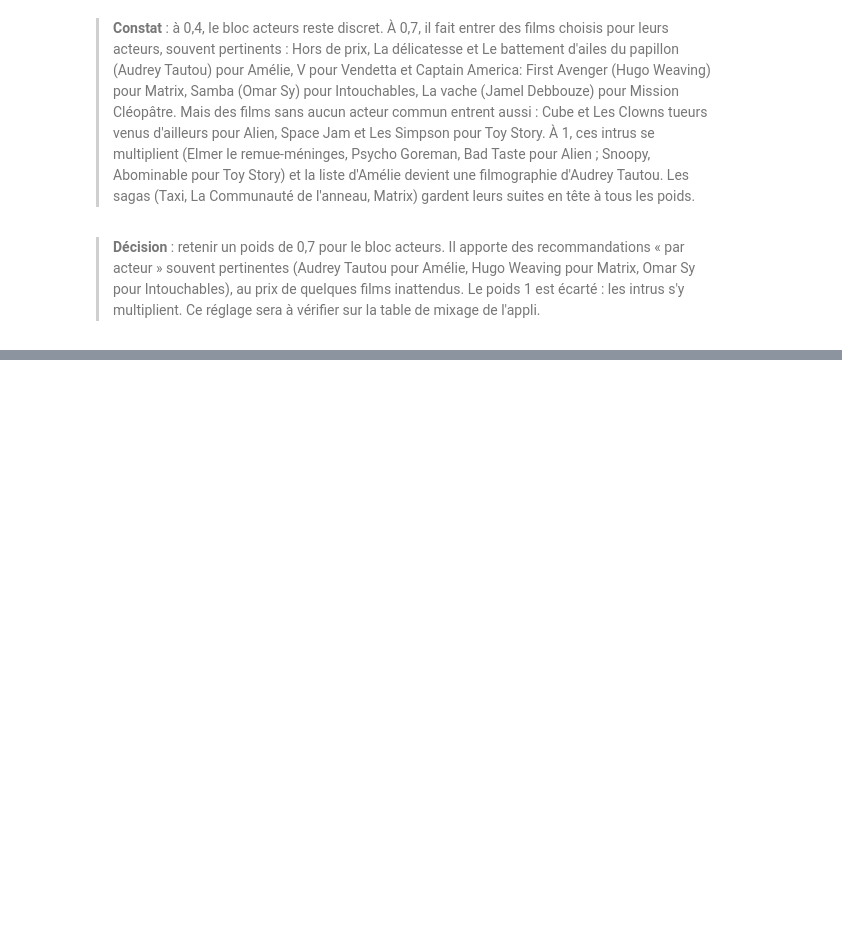
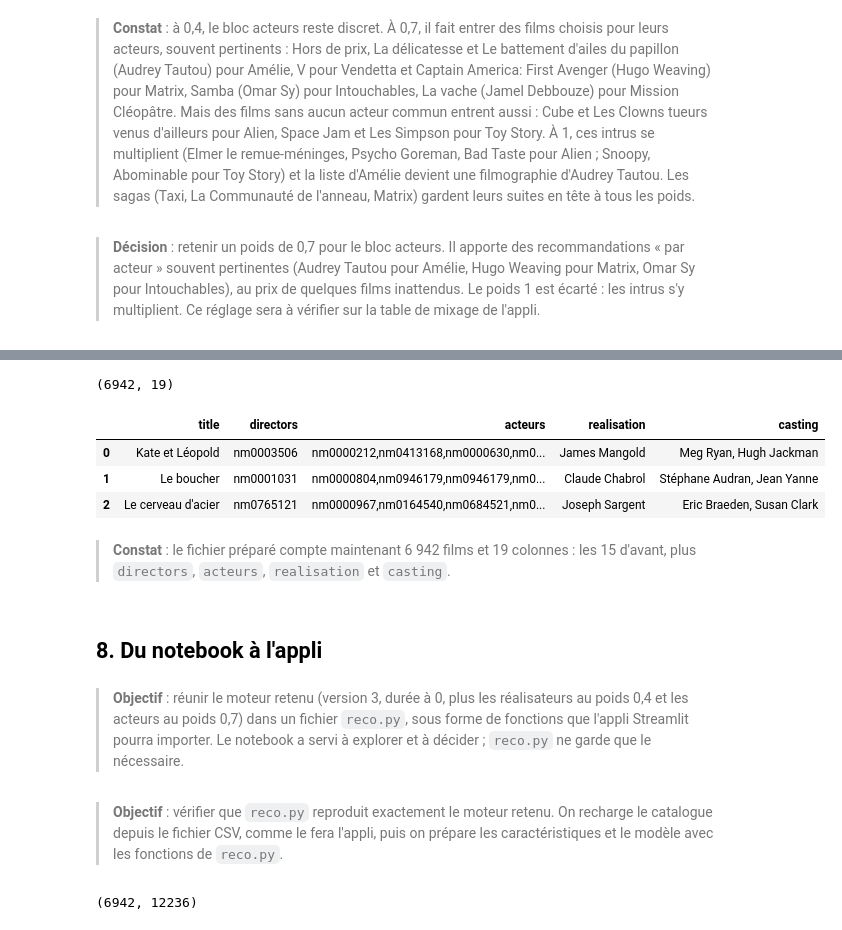
Before and after one commit to noah-mathieu-data/projet2-cinema, a Jupyter notebook: notebooks/moteur_recommandation.ipynb, the cells around one changed output, grey strips where cells are left out. Cells and saved outputs as stored; diff of their text form; code cells hidden in the pictures; blank space fills up the shorter version.

```diff
--- a/notebooks/moteur_recommandation.ipynb
+++ b/notebooks/moteur_recommandation.ipynb
@@ -2950,0 +2917,33 @@ Intouchables — François Cluzet, Omar Sy, Anne Le Ny, Audrey Fleurot
+# %%
+films["directors"] = realisateurs["directors"]
+films["acteurs"] = acteurs_films["nconst"]
+films.to_csv("../data/films_prepares.csv", index=False)
+
+verif = pd.read_csv("../data/films_prepares.csv")
+print(verif.shape)
+verif[["title", "directors", "acteurs", "realisation", "casting"]].head(3)
+# %% [output]
+(6942, 19)
+|  | title | directors | acteurs | realisation | casting |
+| 0 | Kate et Léopold | nm0003506 | nm0000212,nm0413168,nm0000630,nm0... | James Mangold | Meg Ryan, Hugh Jackman |
+| 1 | Le boucher | nm0001031 | nm0000804,nm0946179,nm0946179,nm0... | Claude Chabrol | Stéphane Audran, Jean Yanne |
+| 2 | Le cerveau d'acier | nm0765121 | nm0000967,nm0164540,nm0684521,nm0... | Joseph Sargent | Eric Braeden, Susan Clark |
+# %% [markdown]
+> **Constat** : le fichier préparé compte maintenant 6 942 films et 19 colonnes : les 15 d'avant, plus `directors`, `acteurs`, `realisation` et `casting`.
+# %% [markdown]
+## 8. Du notebook à l'appli
+# %% [markdown]
+> **Objectif** : réunir le moteur retenu (version 3, durée à 0, plus les réalisateurs au poids 0,4 et les acteurs au poids 0,7) dans un fichier `reco.py`, sous forme de fonctions que l'appli Streamlit pourra importer. Le notebook a servi à explorer et à décider ; `reco.py` ne garde que le nécessaire.
+# %% [markdown]
+> **Objectif** : vérifier que `reco.py` reproduit exactement le moteur retenu. On recharge le catalogue depuis le fichier CSV, comme le fera l'appli, puis on prépare les caractéristiques et le modèle avec les fonctions de `reco.py`.
+# %%
+import sys
+sys.path.append("../scripts")
+import reco
+
+films_reco = pd.read_csv("../data/films_prepares.csv")
+X_reco = reco.preparer_caracteristiques(films_reco)
+modele_reco = reco.creer_modele(X_reco)
+X_reco.shape
+# %% [output]
+(6942, 12236)
```
Also changed, not shown: parts of 20 cells of this notebook, 5 other files.
